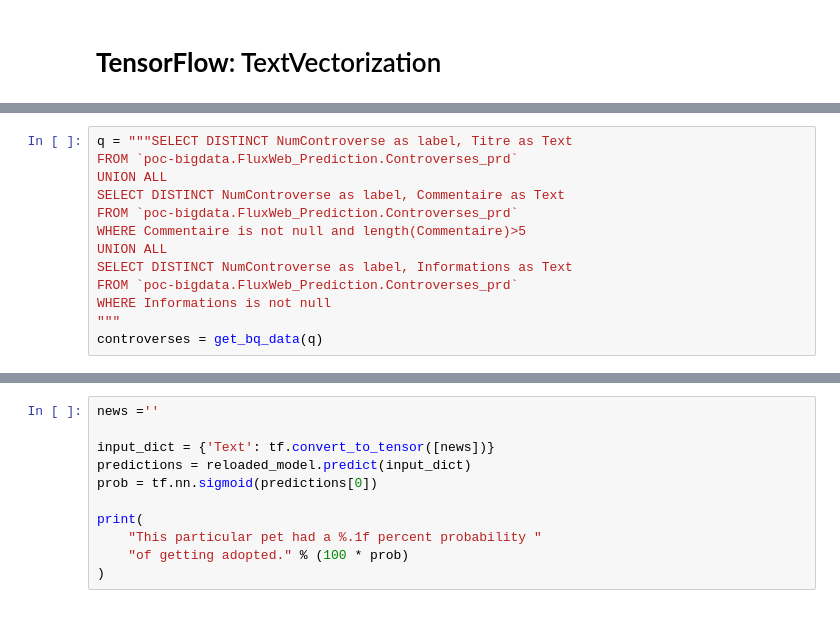
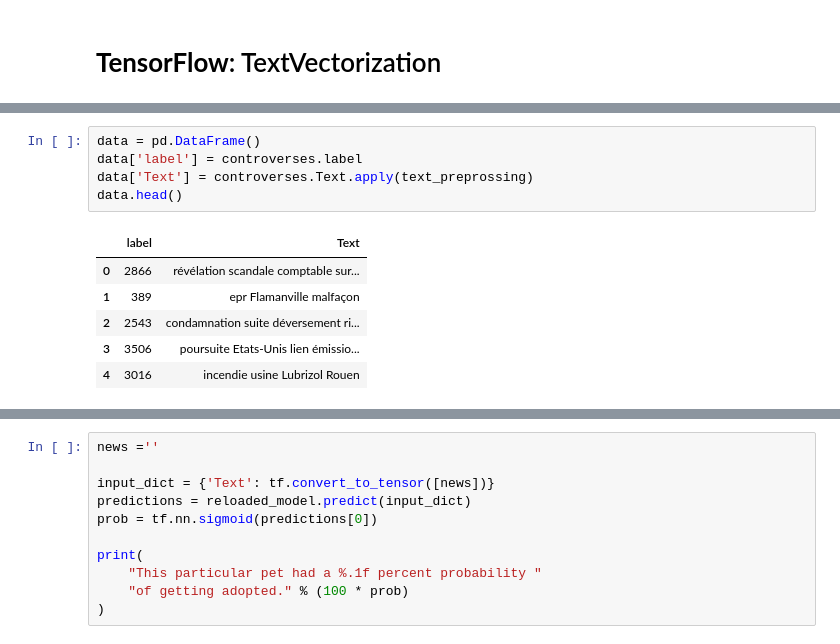
Before and after one commit to YvYh/FluxWeb, a Jupyter notebook: Model_Controverses.ipynb, the cells around one changed output, grey strips where cells are left out. Saved outputs shown, nothing was run; the diff lists cells and outputs as text.

```diff
--- a/Model_Controverses.ipynb
+++ b/Model_Controverses.ipynb
@@ -200,13 +200,12 @@ vectorize_layer = TextVectorization(
-# %%
-q = """SELECT DISTINCT NumControverse as label, Titre as Text
-FROM `poc-bigdata.FluxWeb_Prediction.Controverses_prd`
-UNION ALL
-SELECT DISTINCT NumControverse as label, Commentaire as Text
-FROM `poc-bigdata.FluxWeb_Prediction.Controverses_prd`
-WHERE Commentaire is not null and length(Commentaire)>5
-UNION ALL
-SELECT DISTINCT NumControverse as label, Informations as Text
-FROM `poc-bigdata.FluxWeb_Prediction.Controverses_prd`
-WHERE Informations is not null
-"""
-controverses = get_bq_data(q)
+# %%
+data = pd.DataFrame()
+data['label'] = controverses.label
+data['Text'] = controverses.Text.apply(text_preprossing)
+data.head()
+# %% [output]
+|  | label | Text |
+| 0 | 2866 | révélation scandale comptable sur... |
+| 1 | 389 | epr Flamanville malfaçon |
+| 2 | 2543 | condamnation suite déversement ri... |
+| 3 | 3506 | poursuite Etats-Unis lien émissio... |
+| 4 | 3016 | incendie usine Lubrizol Rouen |
```
Also changed, not shown: parts of 42 cells of this notebook.
